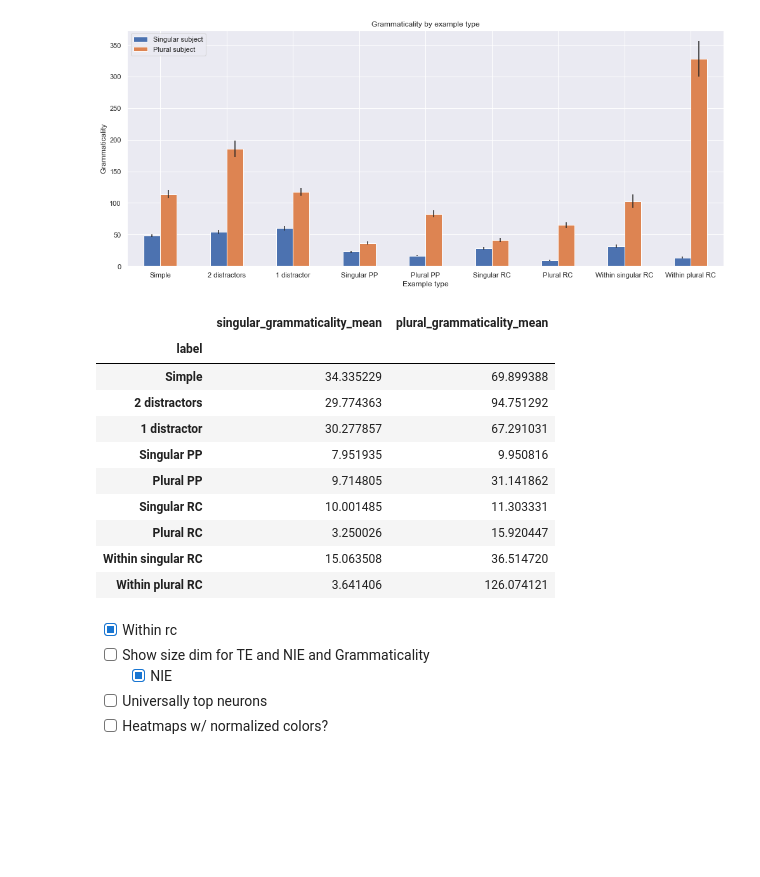
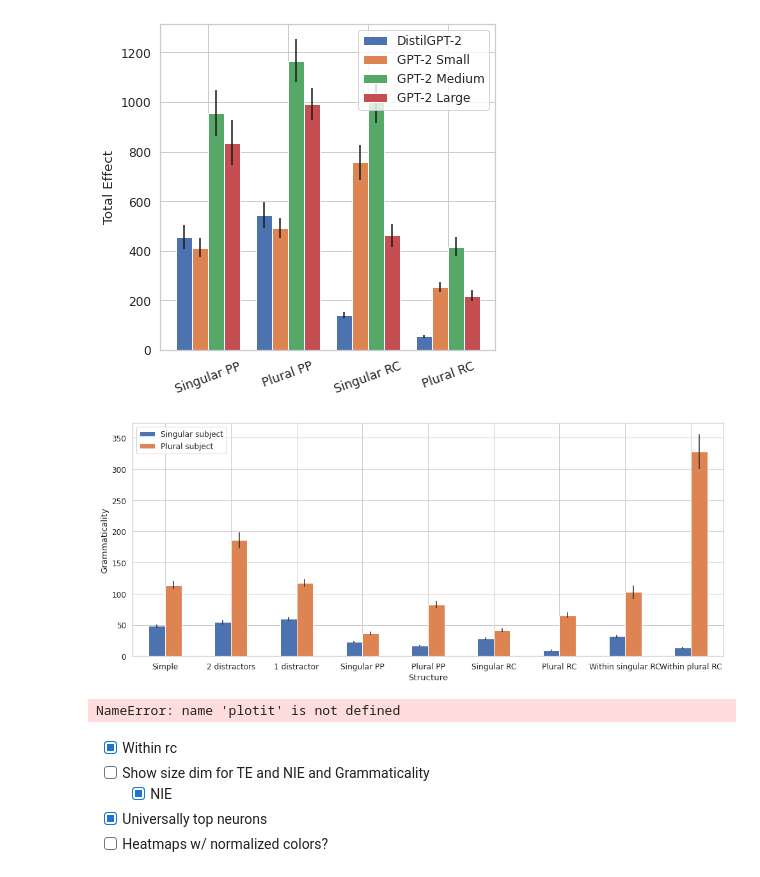
Before and after one commit to mattf1n/lm-intervention, a Jupyter notebook: results/na2/feathers/plots.ipynb, the cells around one changed output. Drawn from its saved outputs; the diff is of its cells as text; code cells hidden in the pictures; blank space fills up the shorter version.

```diff
--- a/results/na2/feathers/plots.ipynb
+++ b/results/na2/feathers/plots.ipynb
@@ -69,6 +70,8 @@ for f in filter(lambda x: 'indirect' in x, data_agg):
         color = 'blue'
     elif 'xl' in f:
         color = 'purple'
+    elif 'random' in f:
+        color = 'black'
     else:
         color = 'orange'
     df = data_agg[f]
@@ -231,3 +468,36 @@ plt.show()
+# %%
+lines_allsizes_subset = []
+for size in ('distilgpt2', 'gpt2', 'gpt2-medium', 'gpt2-large'):
+    lines_allsizes_subset.extend([
+        (f'singular_indirect_{size}.feather',     'blue',  'Singular PP', size,  '-'),
+        (f'plural_indirect_{size}.feather',       'blue',  'Plural PP', size, '--'),
+        ('_'.join(['rc_singular', 'indirect', f'{size}.feather']), 'purple', 'Singular RC', size, '-'),
+        ('_'.join(['rc_plural',   'indirect', f'{size}.feather']), 'purple', 'Plural RC', size,  '--')
+    ])
+
+fig, ax = plt.subplots(figsize=(6,6))
+# plt.figure()
+labels = ['Singular PP', 'Plural PP', 'Singular RC', 'Plural RC']
+bars   = defaultdict(list)
+errors = defaultdict(list)
+for f, color, label, size, linestyle in tqdm(lines_allsizes_subset):
+    # labels.append(label)
+    bars[size].append(data_agg[f].iloc[0].total_effect_mean)
+    errors[size].append(data_agg[f].iloc[0].total_effect_sem)
+
+width = 0.2
+x = np.arange(len(labels))
+for idx, size in enumerate(bars.keys()):
+    ax.bar(x + width*idx, bars[size], width, yerr=errors[size], label=size_to_name[size])
+
+plt.legend()
+ax.set_xticks([x + (1.5*width) for x in range(len(labels))])
+ax.set_xticklabels(labels, rotation=20)
+plt.ylabel('Total Effect')
+# plt.xlabel('Structure')
+plt.show()
+# %% [output]
+[figure, added]
 # %%
 # fig, (ax1, ax2) = plt.subplots(nrows=2, figsize=(15,6))
 lines = [
@@ -251,46 +521,38 @@ for f, color, label, linestyle in tqdm(lines):
 # %%
 fig, ax = plt.subplots()
 df = (
     pd.concat(dfs)
     .sort_index()
     .loc[0,0]
     .set_index('label')
     [[
         'inv_singular_grammaticality_mean','inv_plural_grammaticality_mean',
         'inv_singular_grammaticality_sem','inv_plural_grammaticality_sem'
     ]]
 )
 df[['inv_singular_grammaticality_mean','inv_plural_grammaticality_mean',]].plot.bar(
     figsize=(14, 6),
     rot=0,
-    xlabel='Example type',
-    ylabel='Grammaticality',
     yerr=df[['inv_singular_grammaticality_sem', 'inv_plural_grammaticality_sem']].values.T,
     ax=ax
 )
+plt.xlabel('Structure')
+# ax.set_xticklabels(rotation=20)
+plt.ylabel('Grammaticality')
+# ax.set_xticklabels(rotation=0.2)
 ax.legend(['Singular subject', 'Plural subject'], loc='upper left')
 plt.tight_layout()
-plt.title('Grammaticality by example type')
+# plt.title('Grammaticality by example type')
 plt.show()
 plotit
 # %% [output]
-[figure, old version]
+[figure, new version]
-|  | singular_grammaticality_mean | plural_grammaticality_mean |
-| label |  |  |
-| Simple | 34.335229 | 69.899388 |
-| 2 distractors | 29.774363 | 94.751292 |
-| 1 distractor | 30.277857 | 67.291031 |
-| Singular PP | 7.951935 | 9.950816 |
-| Plural PP | 9.714805 | 31.141862 |
-| Singular RC | 10.001485 | 11.303331 |
-| Plural RC | 3.250026 | 15.920447 |
-| Within singular RC | 15.063508 | 36.514720 |
-| Within plural RC | 3.641406 | 126.074121 |
+NameError: name 'plotit' is not defined
 # %% [markdown]
 - [x] Within rc
 - [ ] Show size dim for TE and NIE and Grammaticality
     - [x] NIE
-- [ ] Universally top neurons
+- [x] Universally top neurons
 - [ ] Heatmaps w/ normalized colors?
 # %%
 data['within_rc_plural_indirect_distilgpt2.feather']
```
Also changed, not shown: parts of 10 cells of this notebook.
